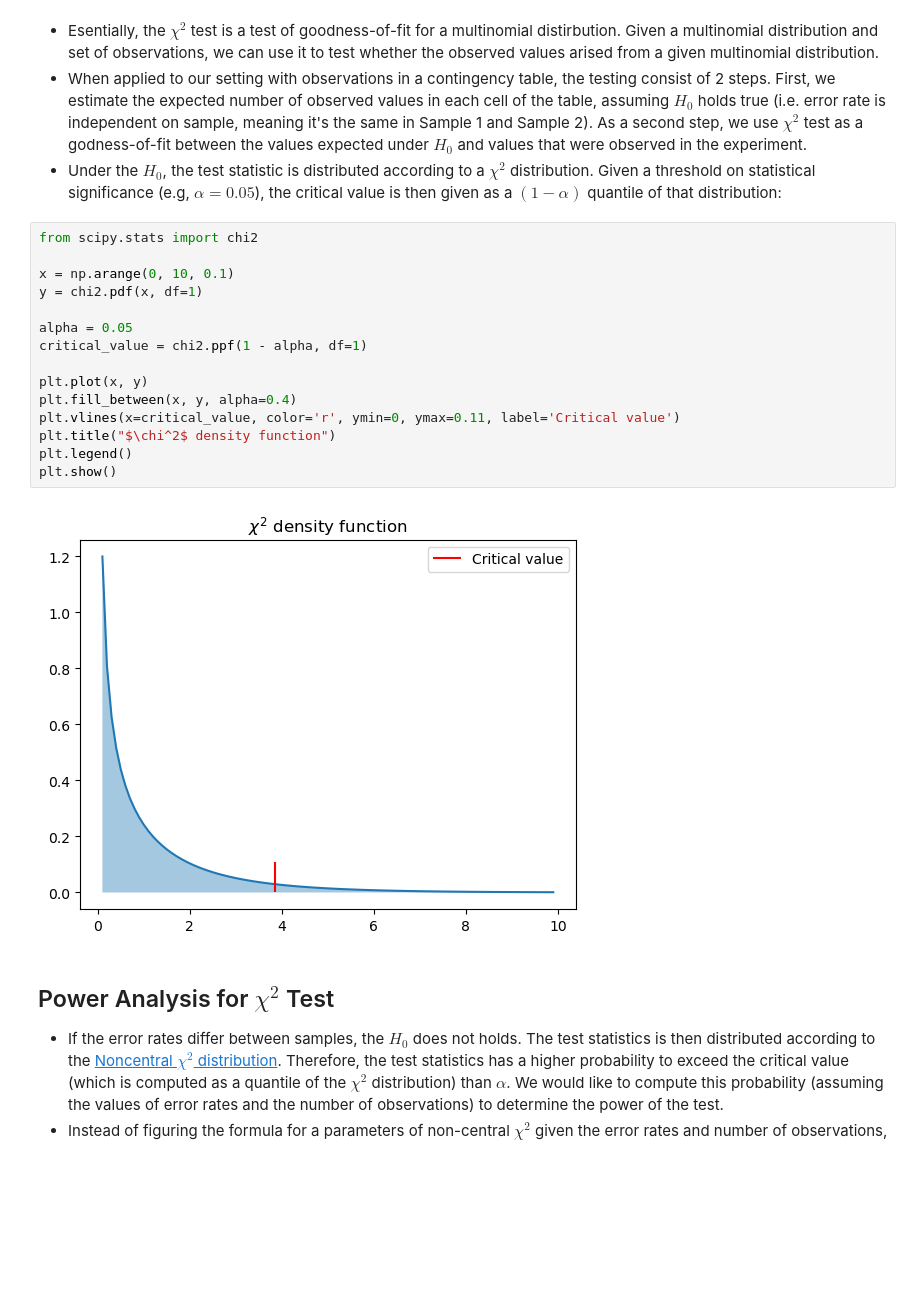
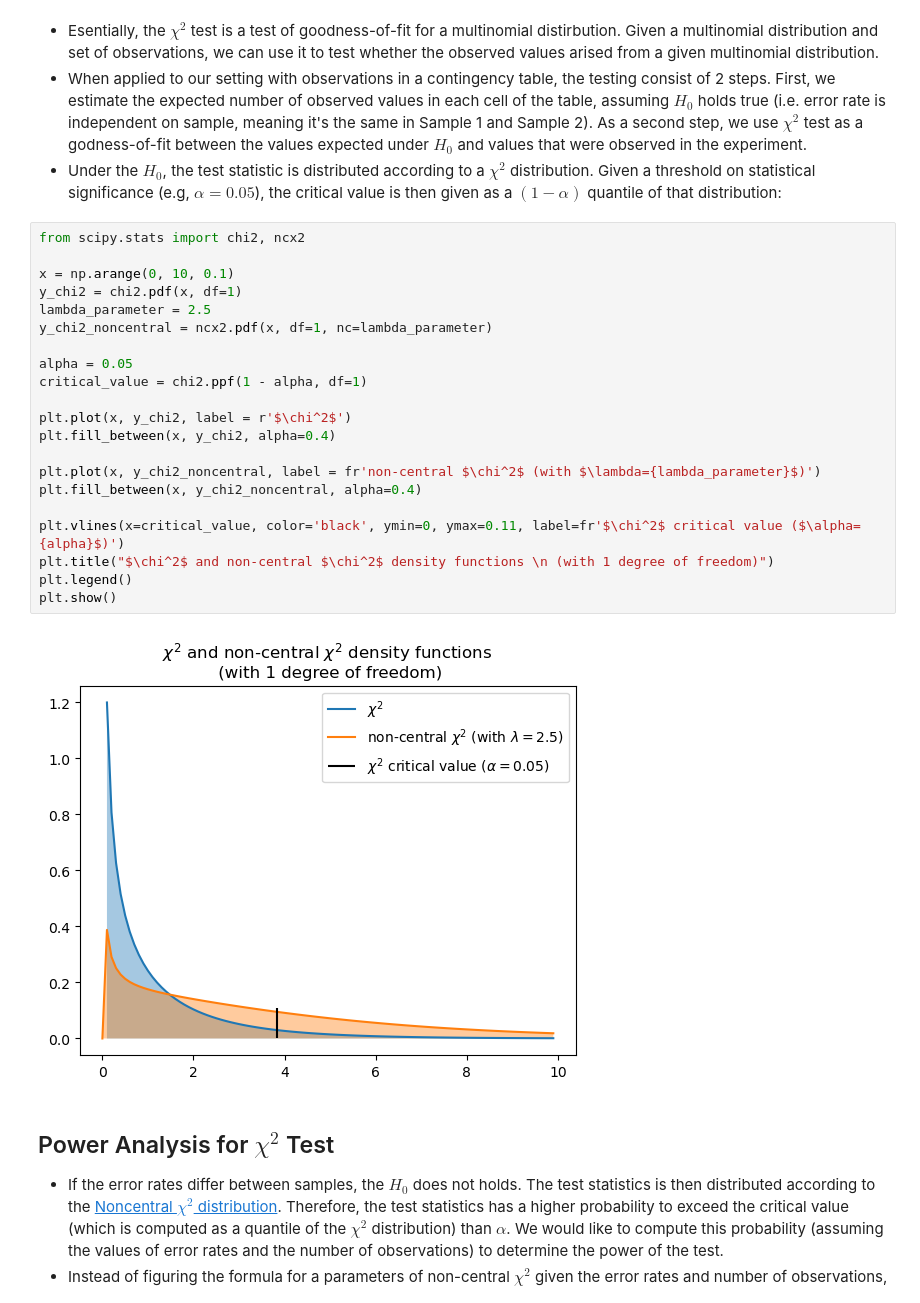
Before and after one commit to jkoubele/phd-stuff, a Jupyter notebook: 02_power_analysis/statistical_and_power_analysis.ipynb, the cells around one changed output. Cells and saved outputs as stored; diff of their text form; blank space fills up the shorter version.

Commit message:
Adds noncentral chi2 plot.

```diff
--- a/02_power_analysis/statistical_and_power_analysis.ipynb
+++ b/02_power_analysis/statistical_and_power_analysis.ipynb
@@ -57,22 +57,28 @@ plt.show()
 - When applied to our setting with observations in a contingency table, the testing consist of 2 steps. First, we estimate the expected number of observed values in each cell of the table, assuming $H_0$ holds true (i.e. error rate is independent on sample, meaning it's the same in Sample 1 and Sample 2). As a second step, we use $\chi^2$ test as a godness-of-fit between the values expected under $H_0$ and values that were observed in the experiment.
 - Under the $H_0$, the test statistic is distributed according to a $\chi^2$ distribution. Given a threshold on statistical significance (e.g, $\alpha = 0.05$), the critical value is then given as a $(1-\alpha)$ quantile of that distribution:
 # %%
-from scipy.stats import chi2
+from scipy.stats import chi2, ncx2
 
 x = np.arange(0, 10, 0.1)
-y = chi2.pdf(x, df=1)
+y_chi2 = chi2.pdf(x, df=1)
+lambda_parameter = 2.5
+y_chi2_noncentral = ncx2.pdf(x, df=1, nc=lambda_parameter)
 
 alpha = 0.05
 critical_value = chi2.ppf(1 - alpha, df=1)
 
-plt.plot(x, y)
-plt.fill_between(x, y, alpha=0.4)
-plt.vlines(x=critical_value, color='r', ymin=0, ymax=0.11, label='Critical value')
-plt.title("$\chi^2$ density function")
+plt.plot(x, y_chi2, label = r'$\chi^2$')
+plt.fill_between(x, y_chi2, alpha=0.4)
+
+plt.plot(x, y_chi2_noncentral, label = fr'non-central $\chi^2$ (with $\lambda={lambda_parameter}$)')
+plt.fill_between(x, y_chi2_noncentral, alpha=0.4)
+
+plt.vlines(x=critical_value, color='black', ymin=0, ymax=0.11, label=fr'$\chi^2$ critical value ($\alpha={alpha}$)')
+plt.title("$\chi^2$ and non-central $\chi^2$ density functions \n (with 1 degree of freedom)")
 plt.legend()
 plt.show()
 # %% [output]
-[figure, old version]
+[figure, new version]
 # %% [markdown]
 ## Power Analysis for $\chi^2$ Test
 - If the error rates differ between samples, the $H_0$ does not holds. The test statistics is then distributed according to the [Noncentral $\chi^2$ distribution](https://en.wikipedia.org/wiki/Noncentral_chi-squared_distribution). Therefore, the test statistics has a higher probability to exceed the critical value (which is computed as a quantile of the $\chi^2$ distribution) than $\alpha$. We would like to compute this probability (assuming the values of error rates and the number of observations) to determine the power of the test.
```
Also changed, not shown: parts of 4 cells of this notebook.
